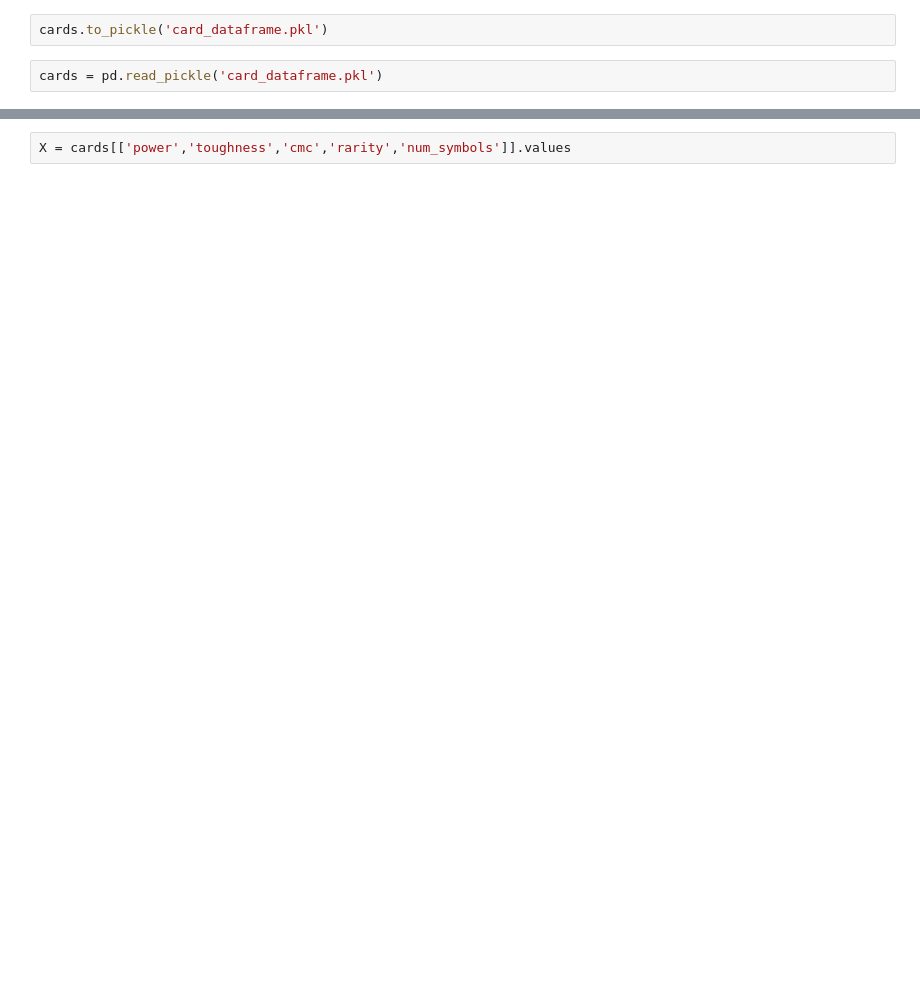
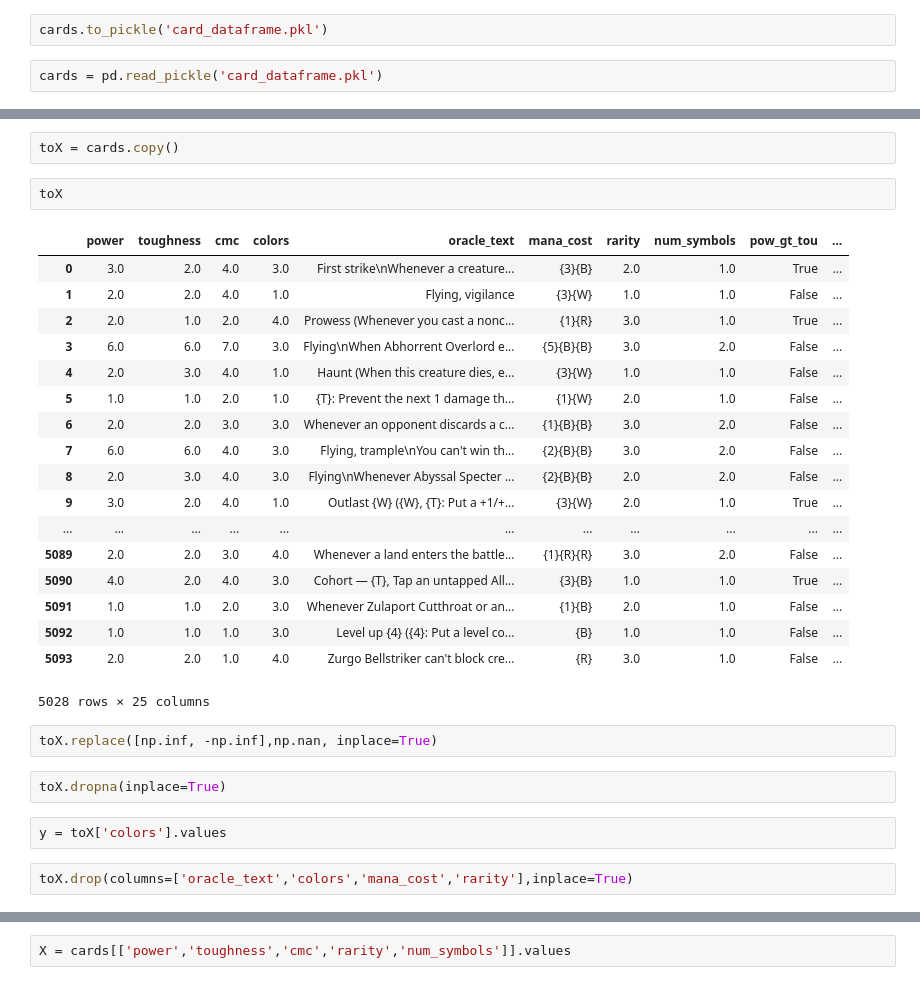
Before and after one commit to jbf81tb/Machine_learning_projects, a Jupyter notebook: Guessing_the_color_of_mtg.ipynb, the cells around one changed output, grey strips where cells are left out. Drawn from its saved outputs; the diff is of its cells as text; blank space fills up the shorter version.

```diff
--- a/Guessing_the_color_of_mtg.ipynb
+++ b/Guessing_the_color_of_mtg.ipynb
@@ -73,0 +113,31 @@ cards = pd.read_pickle('card_dataframe.pkl')
+# %%
+toX = cards.copy()
+# %%
+toX
+# %% [output]
+|  | power | toughness | cmc | colors | oracle_text | mana_cost | rarity | num_symbols | pow_gt_tou | ... |
+| 0 | 3.0 | 2.0 | 4.0 | 3.0 | First strike\nWhenever a creature... | {3}{B} | 2.0 | 1.0 | True | ... |
+| 1 | 2.0 | 2.0 | 4.0 | 1.0 | Flying, vigilance | {3}{W} | 1.0 | 1.0 | False | ... |
+| 2 | 2.0 | 1.0 | 2.0 | 4.0 | Prowess (Whenever you cast a nonc... | {1}{R} | 3.0 | 1.0 | True | ... |
+| 3 | 6.0 | 6.0 | 7.0 | 3.0 | Flying\nWhen Abhorrent Overlord e... | {5}{B}{B} | 3.0 | 2.0 | False | ... |
+| 4 | 2.0 | 3.0 | 4.0 | 1.0 | Haunt (When this creature dies, e... | {3}{W} | 1.0 | 1.0 | False | ... |
+| 5 | 1.0 | 1.0 | 2.0 | 1.0 | {T}: Prevent the next 1 damage th... | {1}{W} | 2.0 | 1.0 | False | ... |
+| 6 | 2.0 | 2.0 | 3.0 | 3.0 | Whenever an opponent discards a c... | {1}{B}{B} | 3.0 | 2.0 | False | ... |
+| 7 | 6.0 | 6.0 | 4.0 | 3.0 | Flying, trample\nYou can't win th... | {2}{B}{B} | 3.0 | 2.0 | False | ... |
+| 8 | 2.0 | 3.0 | 4.0 | 3.0 | Flying\nWhenever Abyssal Specter ... | {2}{B}{B} | 2.0 | 2.0 | False | ... |
+| 9 | 3.0 | 2.0 | 4.0 | 1.0 | Outlast {W} ({W}, {T}: Put a +1/+... | {3}{W} | 2.0 | 1.0 | True | ... |
+| ... | ... | ... | ... | ... | ... | ... | ... | ... | ... | ... |
+| 5089 | 2.0 | 2.0 | 3.0 | 4.0 | Whenever a land enters the battle... | {1}{R}{R} | 3.0 | 2.0 | False | ... |
+| 5090 | 4.0 | 2.0 | 4.0 | 3.0 | Cohort — {T}, Tap an untapped All... | {3}{B} | 1.0 | 1.0 | True | ... |
+| 5091 | 1.0 | 1.0 | 2.0 | 3.0 | Whenever Zulaport Cutthroat or an... | {1}{B} | 2.0 | 1.0 | False | ... |
+| 5092 | 1.0 | 1.0 | 1.0 | 3.0 | Level up {4} ({4}: Put a level co... | {B} | 1.0 | 1.0 | False | ... |
+| 5093 | 2.0 | 2.0 | 1.0 | 4.0 | Zurgo Bellstriker can't block cre... | {R} | 3.0 | 1.0 | False | ... |
+5028 rows × 25 columns
+# %%
+toX.replace([np.inf, -np.inf],np.nan, inplace=True)
+# %%
+toX.dropna(inplace=True)
+# %%
+y = toX['colors'].values
+# %%
+toX.drop(columns=['oracle_text','colors','mana_cost','rarity'],inplace=True)
```
Also changed, not shown: parts of 24 cells of this notebook, 1 other file.
